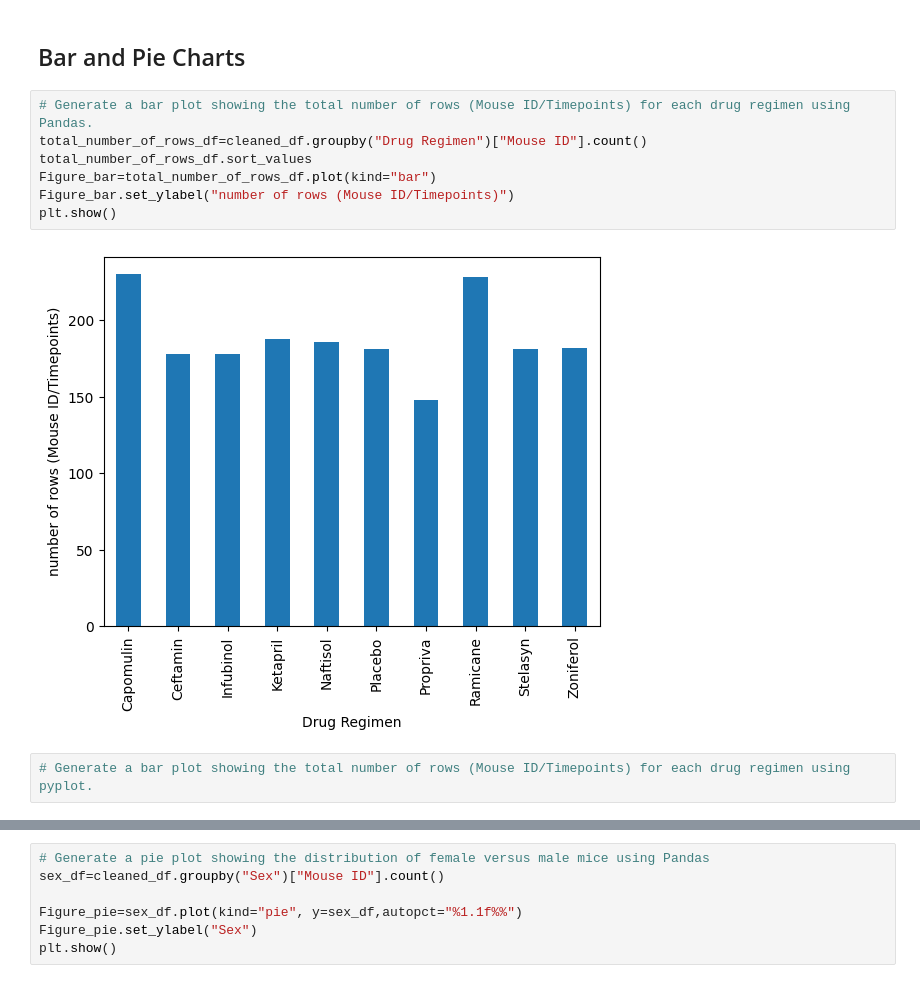
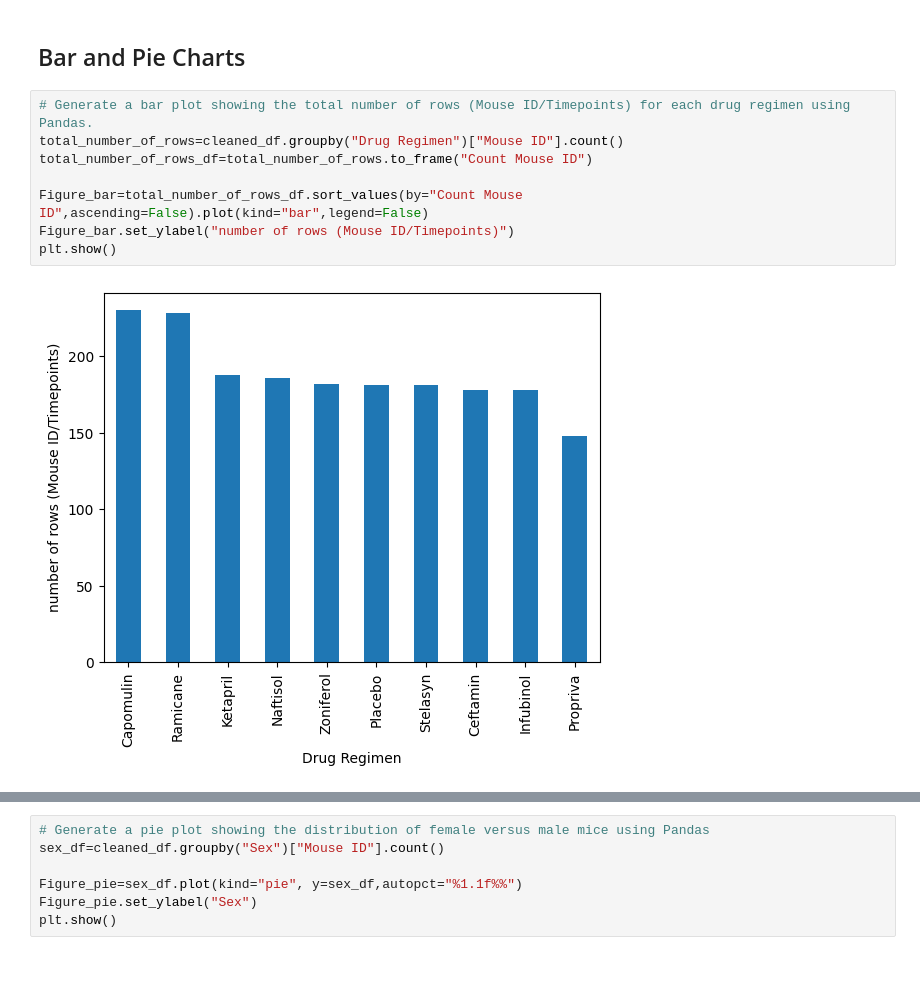
Before and after one commit to guanganalytics/DataVisulization-Challenge, a Jupyter notebook: Pymaceuticals/pymaceuticals_starter.ipynb, the cells around one changed output, grey strips where cells are left out. Drawn from its saved outputs; the diff is of its cells as text.

```diff
--- a/Pymaceuticals/pymaceuticals_starter.ipynb
+++ b/Pymaceuticals/pymaceuticals_starter.ipynb
@@ -156,12 +156,11 @@ advanced_summary_statistics_table
 ## Bar and Pie Charts
 # %%
 # Generate a bar plot showing the total number of rows (Mouse ID/Timepoints) for each drug regimen using Pandas.
-total_number_of_rows_df=cleaned_df.groupby("Drug Regimen")["Mouse ID"].count()
-total_number_of_rows_df.sort_values
-Figure_bar=total_number_of_rows_df.plot(kind="bar")
+total_number_of_rows=cleaned_df.groupby("Drug Regimen")["Mouse ID"].count()
+total_number_of_rows_df=total_number_of_rows.to_frame("Count Mouse ID")
+
+Figure_bar=total_number_of_rows_df.sort_values(by="Count Mouse ID",ascending=False).plot(kind="bar",legend=False)
 Figure_bar.set_ylabel("number of rows (Mouse ID/Timepoints)")
 plt.show()
 # %% [output]
-[figure, old version]
+[figure, new version]
-# %%
-# Generate a bar plot showing the total number of rows (Mouse ID/Timepoints) for each drug regimen using pyplot.
```
Also changed, not shown: parts of 3 cells of this notebook.
